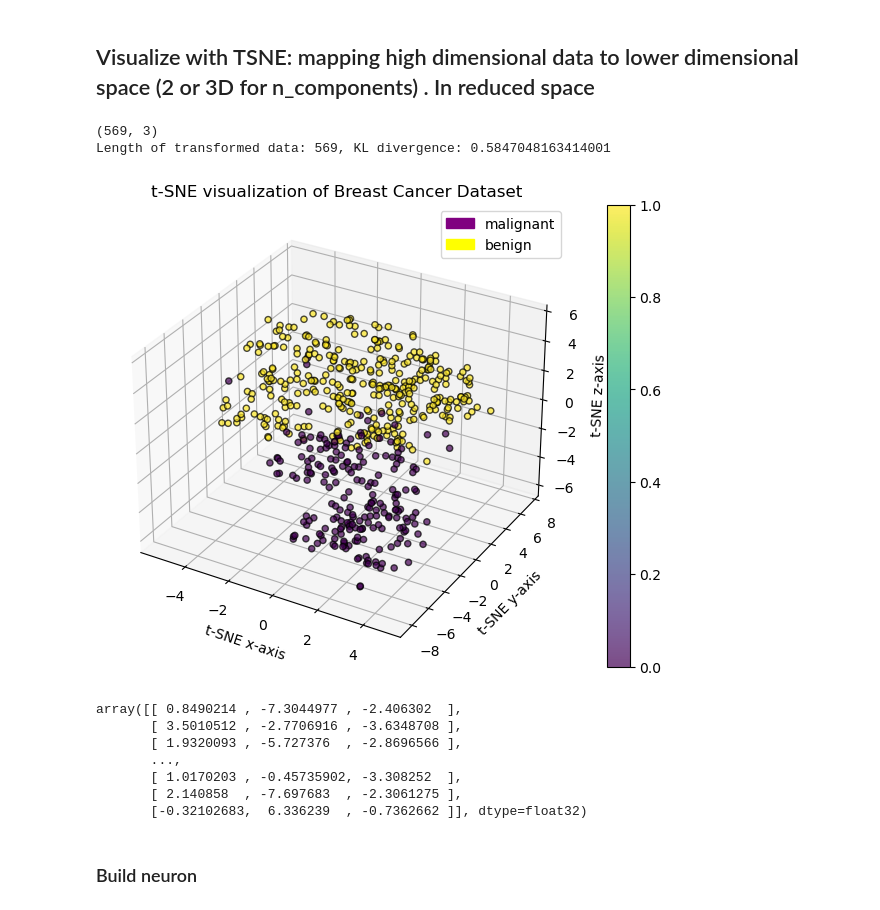
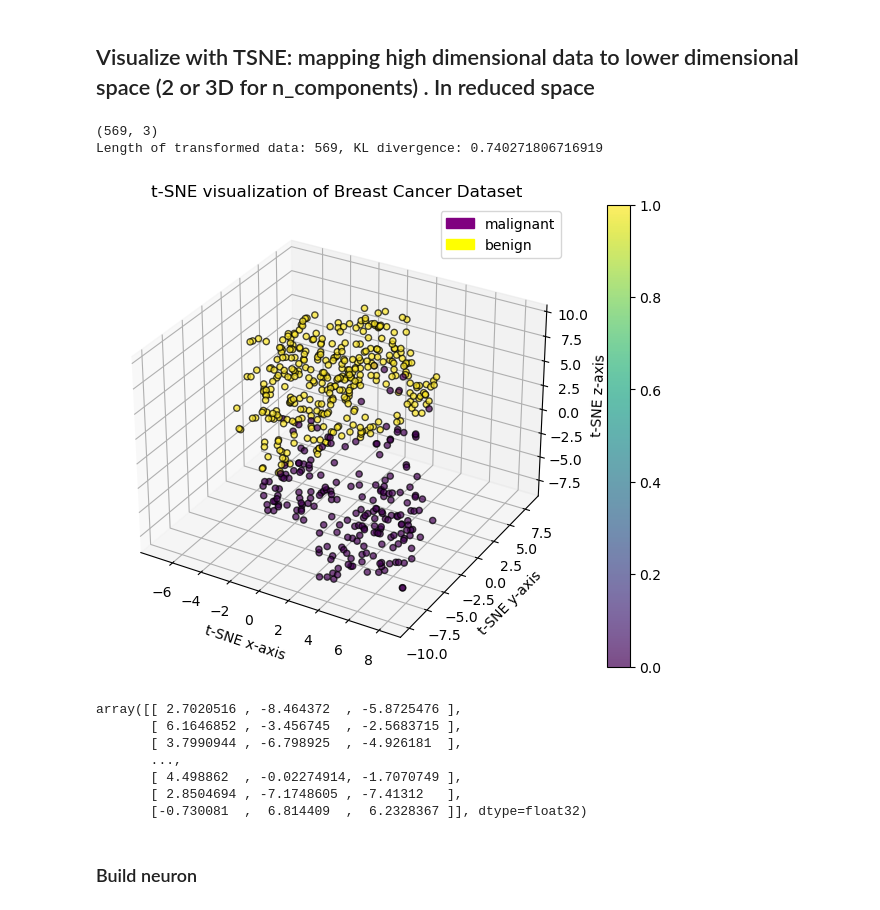
Before and after one commit to justramle/Breast-Cancer-Classification-Using-MLP-and-Logistic-Regression-with-Dimensional-Reduction, a Jupyter notebook: neuroNets_classification.ipynb, the cells around one changed output. Saved outputs shown, nothing was run; the diff lists cells and outputs as text; code cells hidden in the pictures.

Commit message:
tsne

```diff
--- a/neuroNets_classification.ipynb
+++ b/neuroNets_classification.ipynb
@@ -122,7 +122,7 @@ def visualize_tsne_3d(X,y):
 
     # apply T-SNE to reduce dimension to 3D for visualization
     # perplexity is related to the number of nearest neighbors
-    tsne = TSNE(n_components=3, learning_rate='auto', init='random', perplexity=50,
+    tsne = TSNE(n_components=3, learning_rate='auto', init='random', perplexity=30,
             random_state=42)
 
     # tranformation from high dimenstion to lower 2D
@@ -134,42 +134,42 @@ def visualize_tsne_3d(X,y):
     # Plot
     fig = plt.figure(figsize=(10,6))
     new_axes = fig.add_subplot(111, projection='3d')
 
     data_in_new_d = new_axes.scatter(x_tsne[:,0], x_tsne[:,1], x_tsne[:,2], c=y, cmap='viridis', edgecolor='k', alpha=0.7)
     plt.colorbar(data_in_new_d)
     plt.title('t-SNE visualization of Breast Cancer Dataset')
     new_axes.set_xlabel('t-SNE x-axis')
     new_axes.set_ylabel('t-SNE y-axis')
     new_axes.set_zlabel('t-SNE z-axis')
 
 
     classes = cancer.target_names  # ['Benign', 'Malignant']
     colors = ['purple', 'yellow']
     color_tag = []
 
     for color, name in zip(colors, classes):
         patch = mpatches.Patch(color=color, label=name)
         color_tag.append(patch)
 
     plt.legend(handles=color_tag, loc='best')
     plt.show()
 
     # return to numpy array shape of tsne
     return x_tsne
 
 
 visualize_tsne_3d(x,y)
 # %% [output]
 (569, 3)
-Length of transformed data: 569, KL divergence: 0.5847048163414001
+Length of transformed data: 569, KL divergence: 0.740271806716919
-[figure, old version]
+[figure, new version]
-array([[ 0.8490214 , -7.3044977 , -2.406302  ],
-       [ 3.5010512 , -2.7706916 , -3.6348708 ],
-       [ 1.9320093 , -5.727376  , -2.8696566 ],
+array([[ 2.7020516 , -8.464372  , -5.8725476 ],
+       [ 6.1646852 , -3.456745  , -2.5683715 ],
+       [ 3.7990944 , -6.798925  , -4.926181  ],
        ...,
-       [ 1.0170203 , -0.45735902, -3.308252  ],
-       [ 2.140858  , -7.697683  , -2.3061275 ],
-       [-0.32102683,  6.336239  , -0.7362662 ]], dtype=float32)
+       [ 4.498862  , -0.02274914, -1.7070749 ],
+       [ 2.8504694 , -7.1748605 , -7.41312   ],
+       [-0.730081  ,  6.814409  ,  6.2328367 ]], dtype=float32)
 # %% [markdown]
 ### Build neuron
 # %%
```
